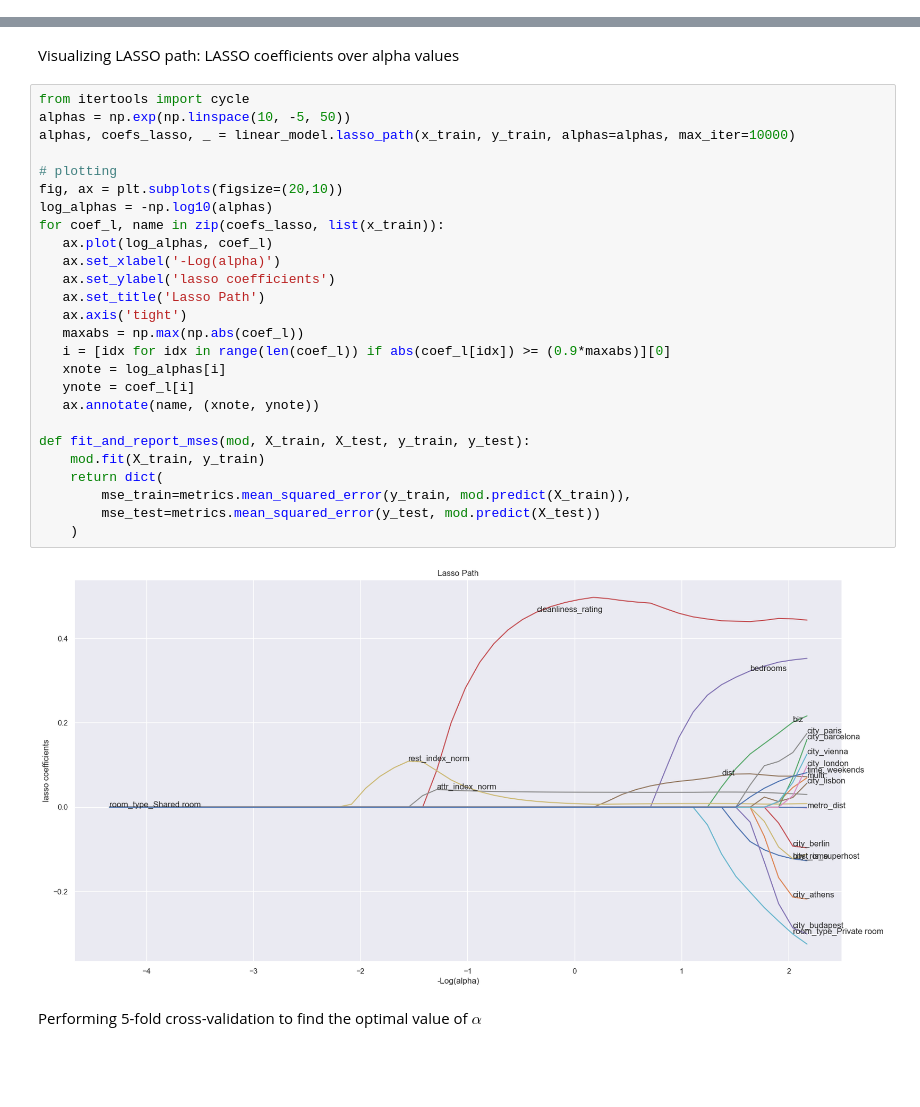
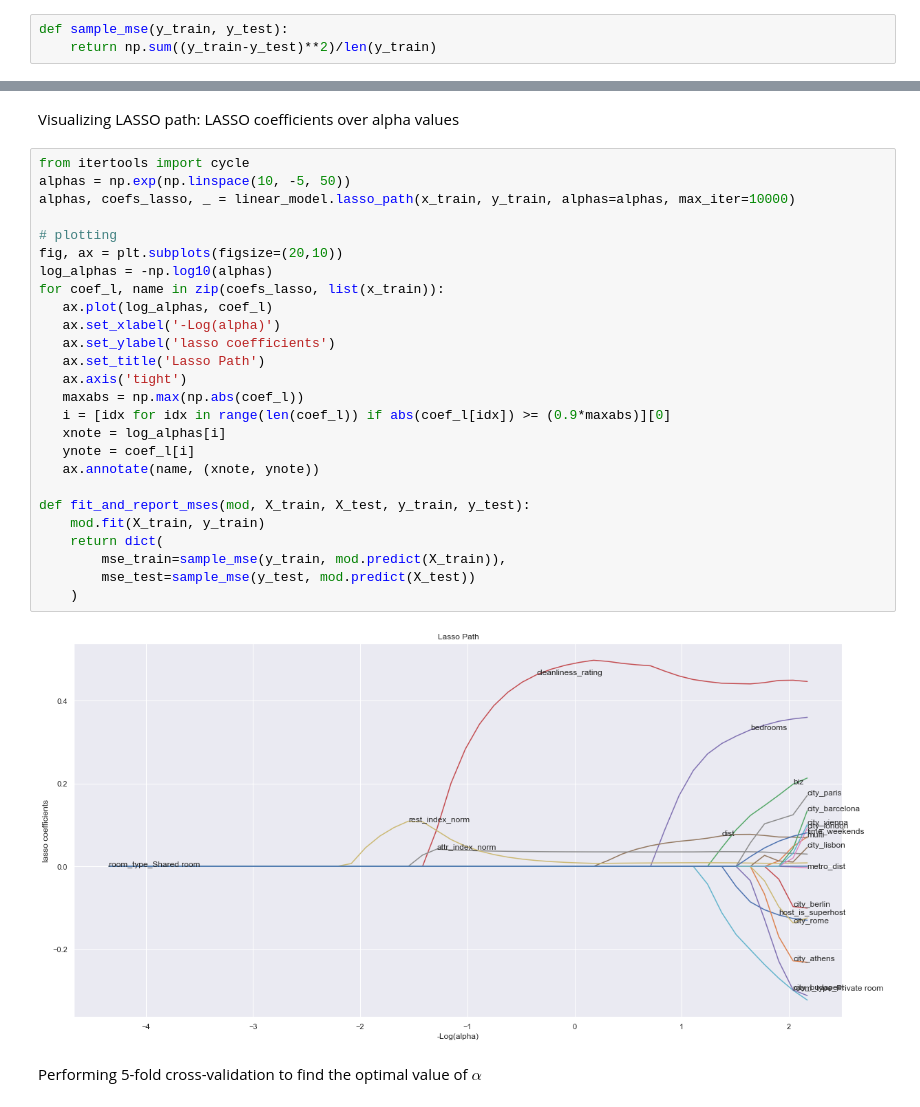
Before and after one commit to Hrithik0015/ECON323_Project, a Jupyter notebook: Project_Report.ipynb, the cells around one changed output, grey strips where cells are left out. Saved outputs shown, nothing was run; the diff lists cells and outputs as text; blank space fills up the shorter version.

Commit message:
added sample_mse function

```diff
--- a/Project_Report.ipynb
+++ b/Project_Report.ipynb
@@ -383,4 +383,7 @@ Using OLS model to get fitted values on testing dataset
 airbnb_test_OLS = airbnb_ols.predict(x_test)
 # %% [markdown]
 Computing out of sample error (Test MSE)
+# %%
+def sample_mse(y_train, y_test):
+    return np.sum((y_train-y_test)**2)/len(y_train)
 # %%
@@ -395,31 +398,31 @@ Visualizing LASSO path: LASSO coefficients over alpha values
 # %%
 from itertools import cycle
 alphas = np.exp(np.linspace(10, -5, 50))
 alphas, coefs_lasso, _ = linear_model.lasso_path(x_train, y_train, alphas=alphas, max_iter=10000)
 
 # plotting
 fig, ax = plt.subplots(figsize=(20,10))
 log_alphas = -np.log10(alphas)
 for coef_l, name in zip(coefs_lasso, list(x_train)):
    ax.plot(log_alphas, coef_l)
    ax.set_xlabel('-Log(alpha)')
    ax.set_ylabel('lasso coefficients')
    ax.set_title('Lasso Path')
    ax.axis('tight')
    maxabs = np.max(np.abs(coef_l))
    i = [idx for idx in range(len(coef_l)) if abs(coef_l[idx]) >= (0.9*maxabs)][0]
    xnote = log_alphas[i]
    ynote = coef_l[i]
    ax.annotate(name, (xnote, ynote))
 
 def fit_and_report_mses(mod, X_train, X_test, y_train, y_test):
     mod.fit(X_train, y_train)
     return dict(
-        mse_train=metrics.mean_squared_error(y_train, mod.predict(X_train)),
-        mse_test=metrics.mean_squared_error(y_test, mod.predict(X_test))
+        mse_train=sample_mse(y_train, mod.predict(X_train)),
+        mse_test=sample_mse(y_test, mod.predict(X_test))
     )
 # %% [output]
-[figure, old version]
+[figure, new version]
 # %% [markdown]
 Performing 5-fold cross-validation to find the optimal value of $\alpha$
 # %%
```
Also changed, not shown: parts of 21 cells of this notebook.
